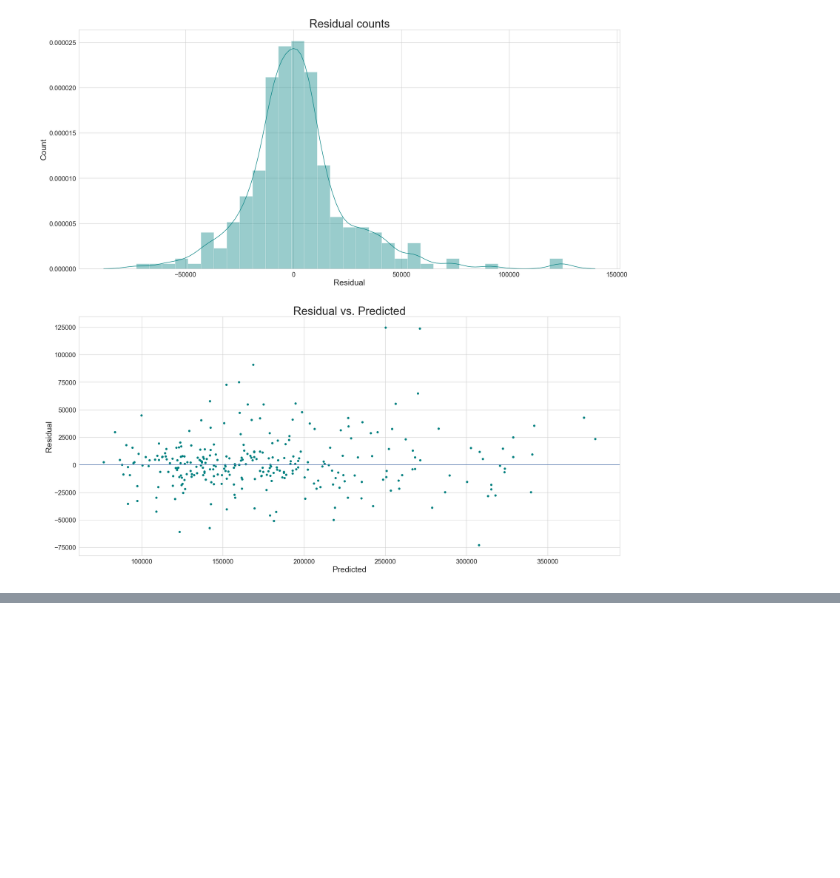
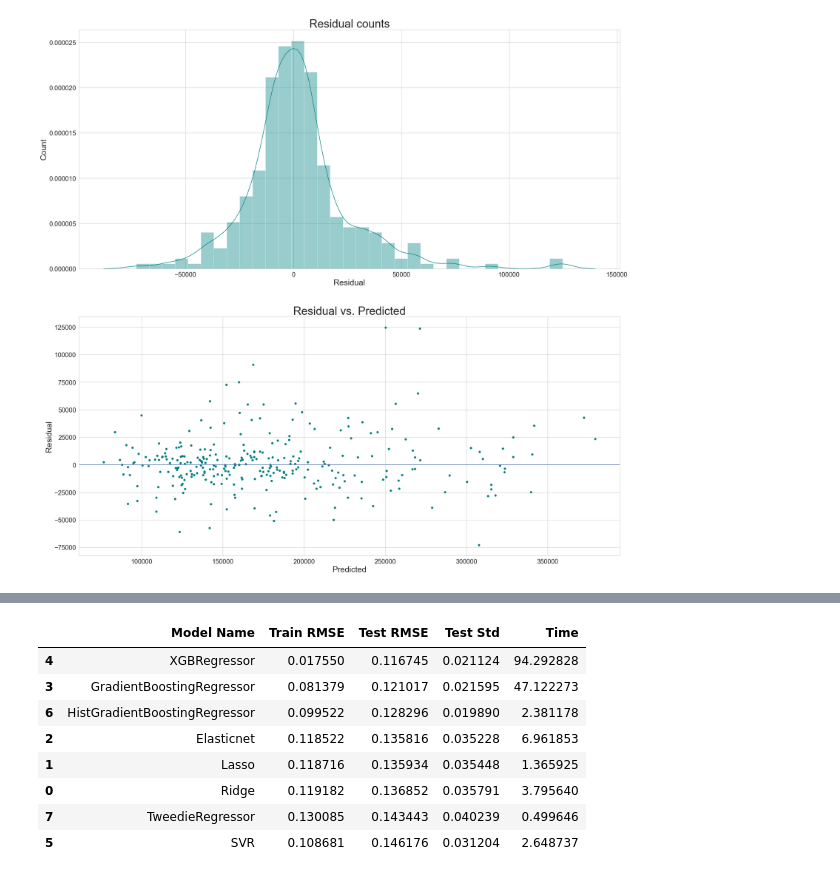
Before and after one commit to chibz3/Real_estate_investment, a Jupyter notebook: housing_prices.ipynb, the cells around one changed output, grey strips where cells are left out. Saved outputs shown, nothing was run; the diff lists cells and outputs as text; code cells hidden in the pictures; blank space fills up the shorter version.

Commit message:
add xgboost, gbr,svr

```diff
--- a/housing_prices.ipynb
+++ b/housing_prices.ipynb
@@ -1528,0 +1430,55 @@ Best_Forest Score: 0.884588445990621
+# %%
+def model_check(X, y, estimators, cv):
+    model_table = pd.DataFrame()
+
+    row_index = 0
+    for est, label in zip(estimators, labels):
+
+        MLA_name = label
+        model_table.loc[row_index, 'Model Name'] = MLA_name
+
+        cv_results = cross_validate(est,
+                                    X,
+                                    y,
+                                    cv=cv,
+                                    scoring='neg_root_mean_squared_error',
+                                    return_train_score=True,
+                                    n_jobs=-1)
+
+        model_table.loc[row_index, 'Train RMSE'] = -cv_results[
+            'train_score'].mean()
+        model_table.loc[row_index, 'Test RMSE'] = -cv_results[
+            'test_score'].mean()
+        model_table.loc[row_index, 'Test Std'] = cv_results['test_score'].std()
+        model_table.loc[row_index, 'Time'] = cv_results['fit_time'].mean()
+
+        row_index += 1
+
+    model_table.sort_values(by=['Test RMSE'],
+                            ascending=True,
+                            inplace=True)
+
+    return model_table
+# %%
+# Setting list of estimators and labels for them:
+
+estimators = [ridge, lasso, elasticnet, gbr, xgboost, svr, hgrd, tweed]
+labels = [
+    'Ridge', 'Lasso', 'Elasticnet', 'GradientBoostingRegressor',
+    'XGBRegressor', 'SVR', 'HistGradientBoostingRegressor','TweedieRegressor'
+]
+# %%
+# Executing cross validation.
+
+raw_models = model_check(X, y, estimators, kf)
+display(raw_models.style.background_gradient(cmap='summer_r'))
+# %% [output]
+|  | Model Name | Train RMSE | Test RMSE | Test Std | Time |
+| 4 | XGBRegressor | 0.017550 | 0.116745 | 0.021124 | 94.292828 |
+| 3 | GradientBoostingRegressor | 0.081379 | 0.121017 | 0.021595 | 47.122273 |
+| 6 | HistGradientBoostingRegressor | 0.099522 | 0.128296 | 0.019890 | 2.381178 |
+| 2 | Elasticnet | 0.118522 | 0.135816 | 0.035228 | 6.961853 |
+| 1 | Lasso | 0.118716 | 0.135934 | 0.035448 | 1.365925 |
+| 0 | Ridge | 0.119182 | 0.136852 | 0.035791 | 3.795640 |
+| 7 | TweedieRegressor | 0.130085 | 0.143443 | 0.040239 | 0.499646 |
+| 5 | SVR | 0.108681 | 0.146176 | 0.031204 | 2.648737 |
```
Also changed, not shown: parts of 17 cells of this notebook, 1 other file.
